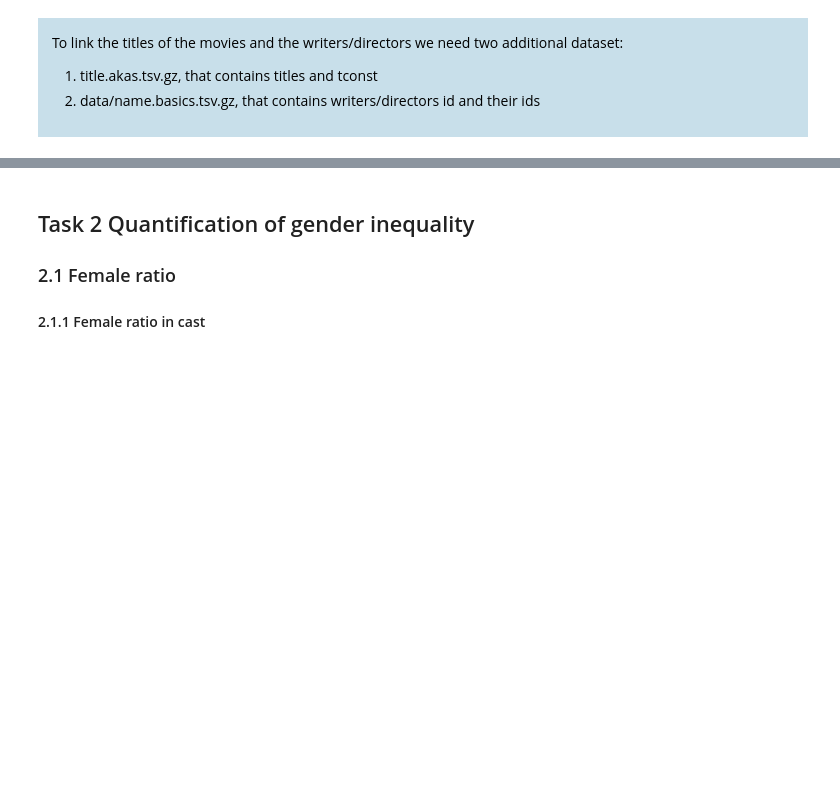
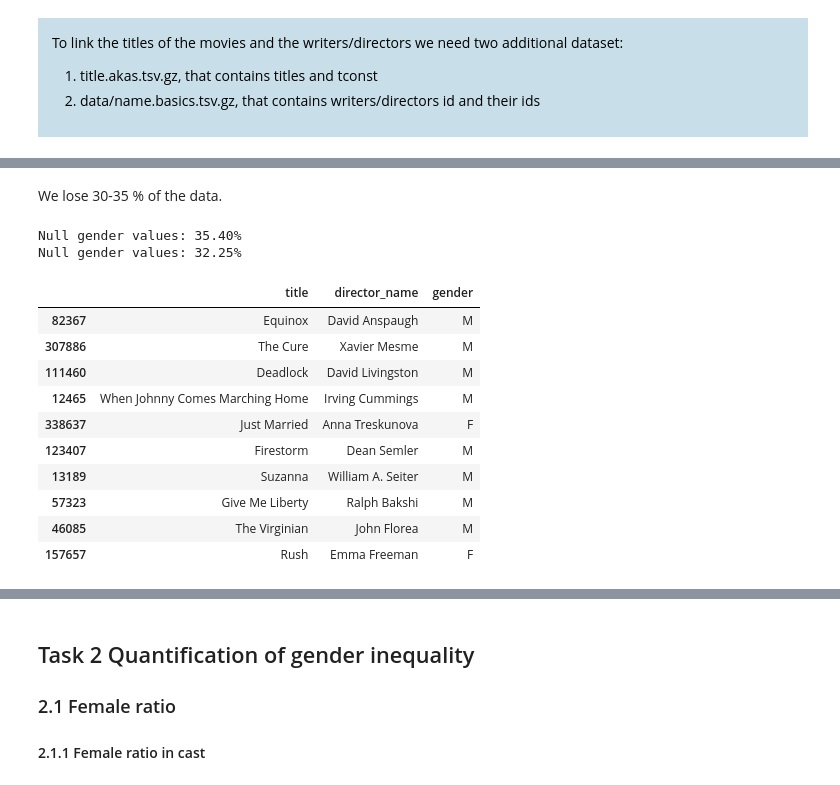
Before and after one commit to epfl-ada/ada-2022-project-yiyisoda, a Jupyter notebook: milestone_2.ipynb, the cells around one changed output, grey strips where cells are left out. Cells and saved outputs as stored; diff of their text form; code cells hidden in the pictures; blank space fills up the shorter version.

```diff
--- a/milestone_2.ipynb
+++ b/milestone_2.ipynb
@@ -421,0 +494,8 @@ writers.head()
+# %% [markdown]
+We lose 30-35 % of the data.
+# %%
+print(f"Null gender values: {directors.gender.isnull().sum() / len(directors):.2%}")
+print(f"Null gender values: {writers.gender.isnull().sum() / len(writers):.2%}")
+# %% [output]
+Null gender values: 35.40%
+Null gender values: 32.25%
@@ -421,0 +508,17 @@ writers.head()
+# %%
+directors = pd.read_pickle("data/directors.pickle")
+writers = pd.read_pickle("data/writers.pickle")
+# %%
+directors.sample(10)
+# %% [output]
+|  | title | director_name | gender |
+| 82367 | Equinox | David Anspaugh | M |
+| 307886 | The Cure | Xavier Mesme | M |
+| 111460 | Deadlock | David Livingston | M |
+| 12465 | When Johnny Comes Marching Home | Irving Cummings | M |
+| 338637 | Just Married | Anna Treskunova | F |
+| 123407 | Firestorm | Dean Semler | M |
+| 13189 | Suzanna | William A. Seiter | M |
+| 57323 | Give Me Liberty | Ralph Bakshi | M |
+| 46085 | The Virginian | John Florea | M |
+| 157657 | Rush | Emma Freeman | F |
```
Also changed, not shown: parts of 41 cells of this notebook.
